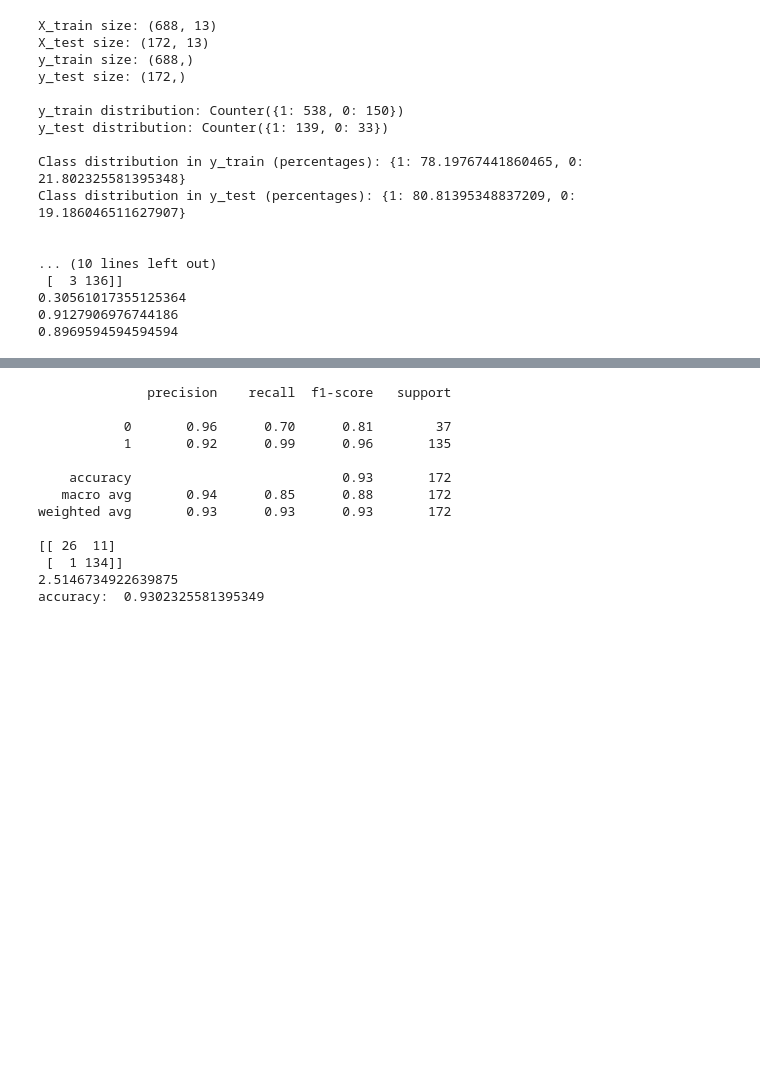
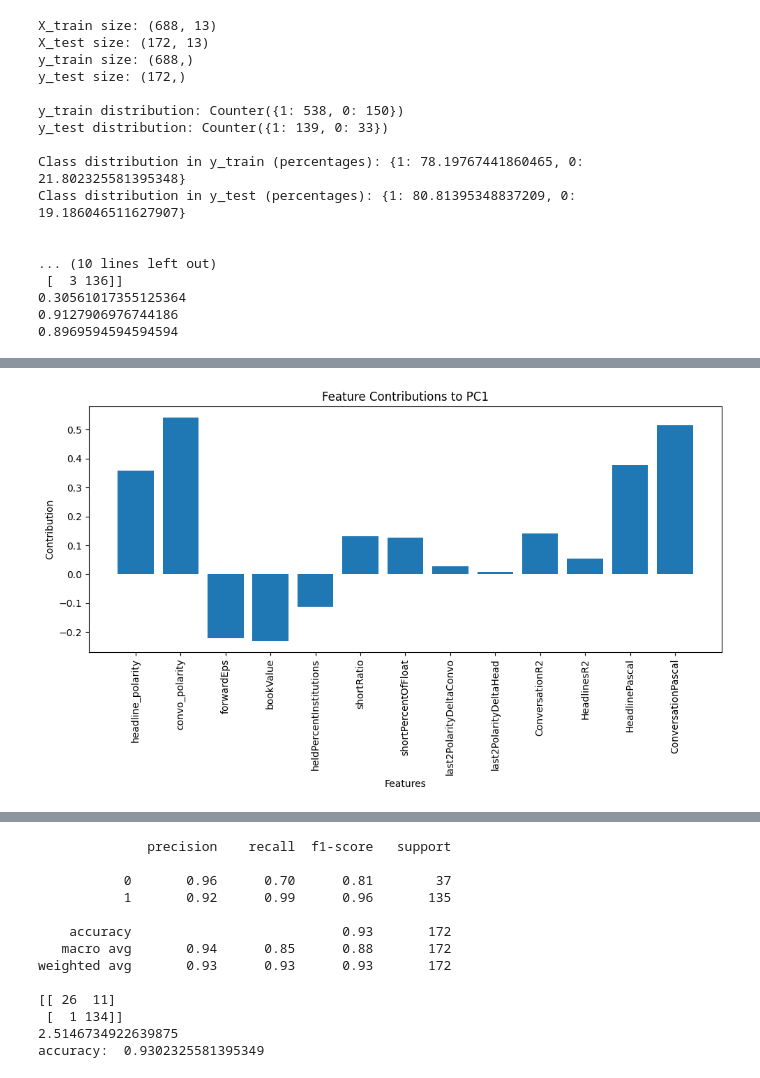
Before and after one commit to WenjieXu793/Agora, a Jupyter notebook: Model_Training/improved_models/RandomForestClassifier-Final-XWJNEW.ipynb, the cells around one changed output, grey strips where cells are left out. Saved outputs shown, nothing was run; the diff lists cells and outputs as text; code cells hidden in the pictures; blank space fills up the shorter version.

```diff
--- a/Model_Training/improved_models/RandomForestClassifier-Final-XWJNEW.ipynb
+++ b/Model_Training/improved_models/RandomForestClassifier-Final-XWJNEW.ipynb
@@ -182,3 +182,98 @@ Class distribution in y_test (percentages): {1: 80.81395348837209, 0: 19.1860465
 0.30561017355125364
 0.9127906976744186
 0.8969594594594594
+# %%
+#X2 with PCA
+from sklearn.decomposition import PCA
+from sklearn.preprocessing import StandardScaler
+import matplotlib.pyplot as plt
+import matplotlib.colors as mcolors
+
+test_split = 0.20
+
+X_train, X_test, y_train, y_test = train_test_split(X2, y2, test_size=test_split)
+
+scaler = StandardScaler()
+X_train = scaler.fit_transform(X_train)
+X_test = scaler.transform(X_test)
+
+pca = PCA(n_components=13)
+X_train = pca.fit_transform(X_train)
+X_test = pca.transform(X_test)
+
+print(f"Original number of features: {X2.shape[1]}")
+print(f"Reduced number of features: {X_train.shape[1]}")
+
+print("X_train size:", X_train.shape)
+print("X_test size:", X_test.shape)
+print("y_train size:", y_train.shape)
+print("y_test size:", y_test.shape)
+
+y_train_distribution = Counter(y_train)
+y_test_distribution = Counter(y_test)
+
+print("\ny_train distribution:", y_train_distribution)
+print("y_test distribution:", y_test_distribution)
+
+y_train_percent = {k: v / len(y_train) * 100 for k, v in y_train_distribution.items()}
+y_test_percent = {k: v / len(y_test) * 100 for k, v in y_test_distribution.items()}
+
+print("\nClass distribution in y_train (percentages):", y_train_percent)
+print("Class distribution in y_test (percentages):", y_test_percent)
+print("\n")
+
+components = pd.DataFrame(
+    pca.components_,
+    columns=X2.columns,
+    index=[f"PC{i+1}" for i in range(pca.n_components_)]
+)
+
+# Export PCA components to a CSV file
+components.to_csv("pca_components.csv", index=True)
+print(len(components.columns.tolist()))
+print(len(components.iloc[0].tolist()))
+
+plt.figure(figsize=(10, 6))
+plt.bar(components.columns, components.iloc[0]) # change iloc to see different PC#
+plt.title("Feature Contributions to PC1")
+plt.xlabel("Features")
+plt.ylabel("Contribution")
+plt.xticks(rotation=90)
+plt.tight_layout()
+plt.show()
+
+model = RandomForestClassifier()
+model.fit(X_train, y_train)
+predictions = model.predict(X_test)
+probs = model.predict_proba(X_test)
+
+fp = (predictions == 1) & (y_test == 0)
+fn = (predictions == 0) & (y_test == 1)
+
+fp_indices = np.where(fp)[0]
+fn_indices = np.where(fn)[0]
+
+X_test_df = pd.DataFrame(X_test, columns=[f"PC{i+1}" for i in range(X_test.shape[1])])
+
+results_df = X_test_df.copy()
+results_df['Actual'] = y_test
+results_df['Predicted'] = predictions
+results_df['Probability_Class_0'] = probs[:, 0]
+results_df['Probability_Class_1'] = probs[:, 1]
+
+results_fp_fn = results_df.iloc[fp_indices.tolist() + fn_indices.tolist()]
+
+results_fp_fn.to_csv("fpfn3.csv", index=False)
+
+max_accuracy = sklearn.metrics.accuracy_score(predictions, y_test)
+balanced_accuracy = balanced_accuracy_score(predictions, y_test)
+highest_accuracy_model = model
+best_predictions = predictions
+best_y_test = y_test
+print(classification_report(y_test, predictions))
+print(confusion_matrix(y_test, predictions))
+print(log_loss(y_test, probs))
+
+print(max_accuracy)
+print(balanced_accuracy)
+# %% [output]
@@ -184,0 +296 @@ Class distribution in y_test (percentages): {1: 80.81395348837209, 0: 19.1860465
+[figure, added]
```
Also changed, not shown: parts of 2 cells of this notebook, 2 other files.
